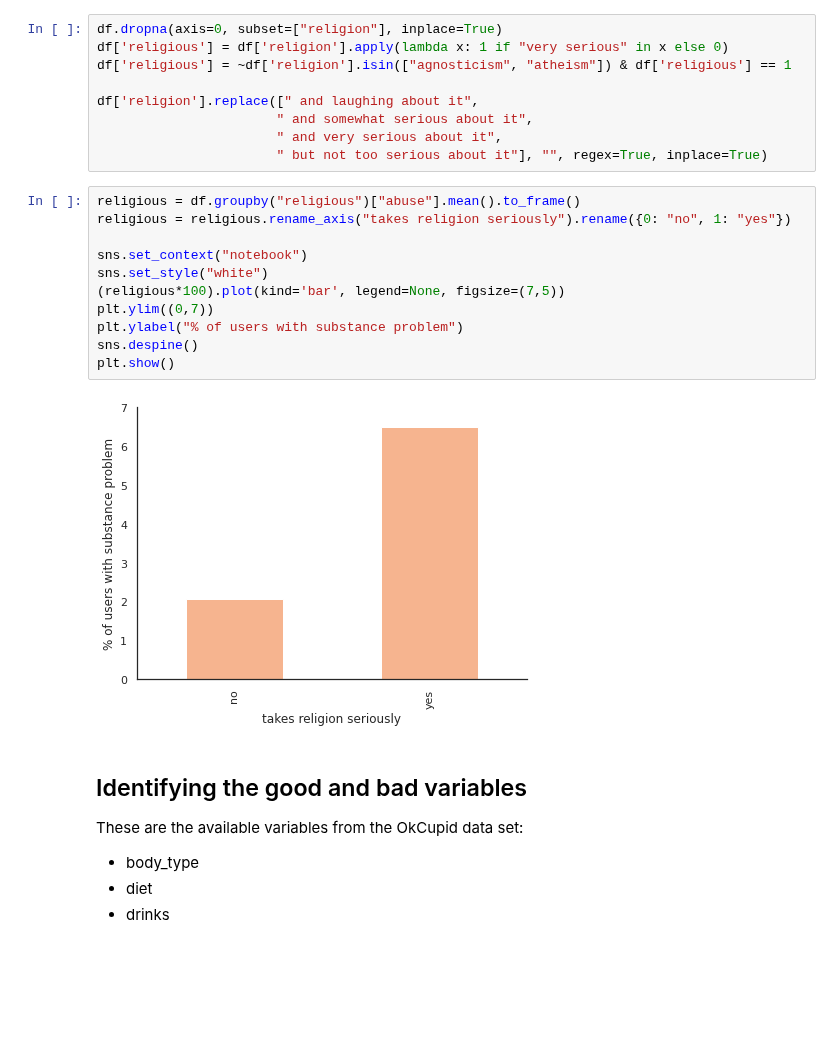
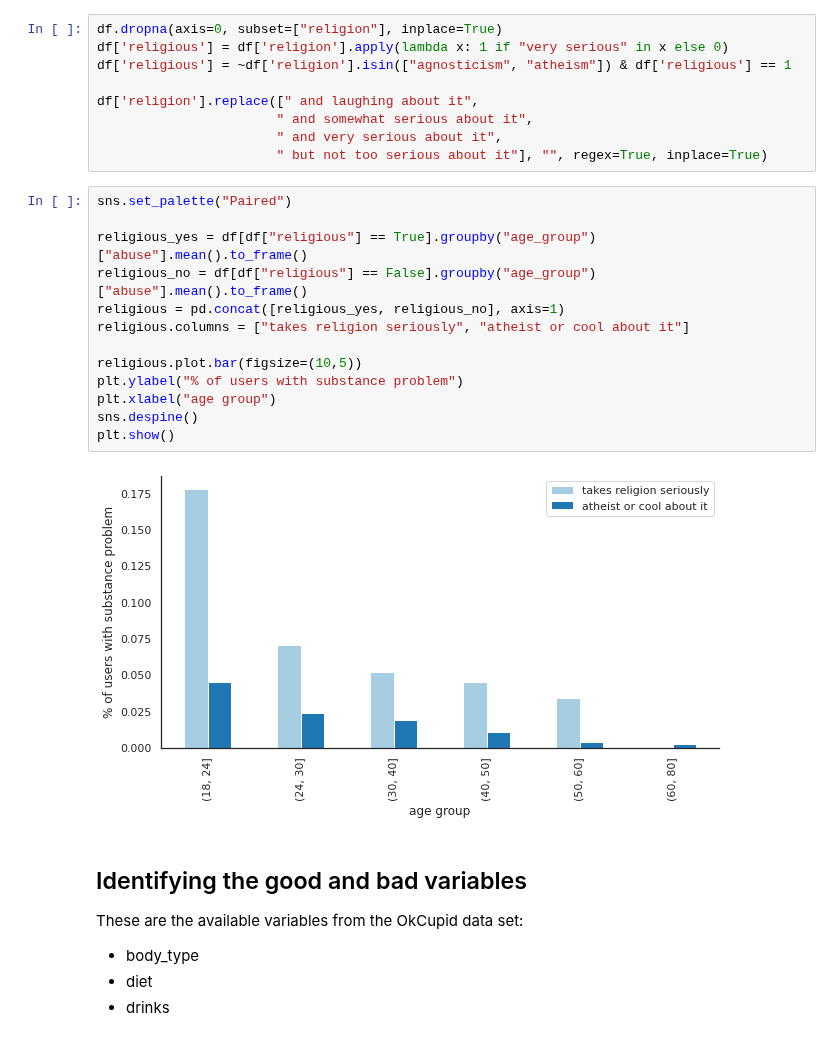
Before and after one commit to brunoarine/substance-problem-study, a Jupyter notebook: notebooks/project.ipynb, the cells around one changed output. Saved outputs shown, nothing was run; the diff lists cells and outputs as text; blank space fills up the shorter version.

Commit message:
feat: Plot religion chart

```diff
--- a/notebooks/project.ipynb
+++ b/notebooks/project.ipynb
@@ -190,18 +190,20 @@ df['religion'].replace([" and laughing about it",
                        " and very serious about it",
                        " but not too serious about it"], "", regex=True, inplace=True)
 # %%
-religious = df.groupby("religious")["abuse"].mean().to_frame()
-religious = religious.rename_axis("takes religion seriously").rename({0: "no", 1: "yes"})
+sns.set_palette("Paired")
 
-sns.set_context("notebook")
-sns.set_style("white")
-(religious*100).plot(kind='bar', legend=None, figsize=(7,5))
-plt.ylim((0,7))
+religious_yes = df[df["religious"] == True].groupby("age_group")["abuse"].mean().to_frame()
+religious_no = df[df["religious"] == False].groupby("age_group")["abuse"].mean().to_frame()
+religious = pd.concat([religious_yes, religious_no], axis=1)
+religious.columns = ["takes religion seriously", "atheist or cool about it"]
+
+religious.plot.bar(figsize=(10,5))
 plt.ylabel("% of users with substance problem")
+plt.xlabel("age group")
 sns.despine()
 plt.show()
 # %% [output]
-[figure, old version]
+[figure, new version]
 # %% [markdown]
 ## Identifying the good and bad variables
 
```
